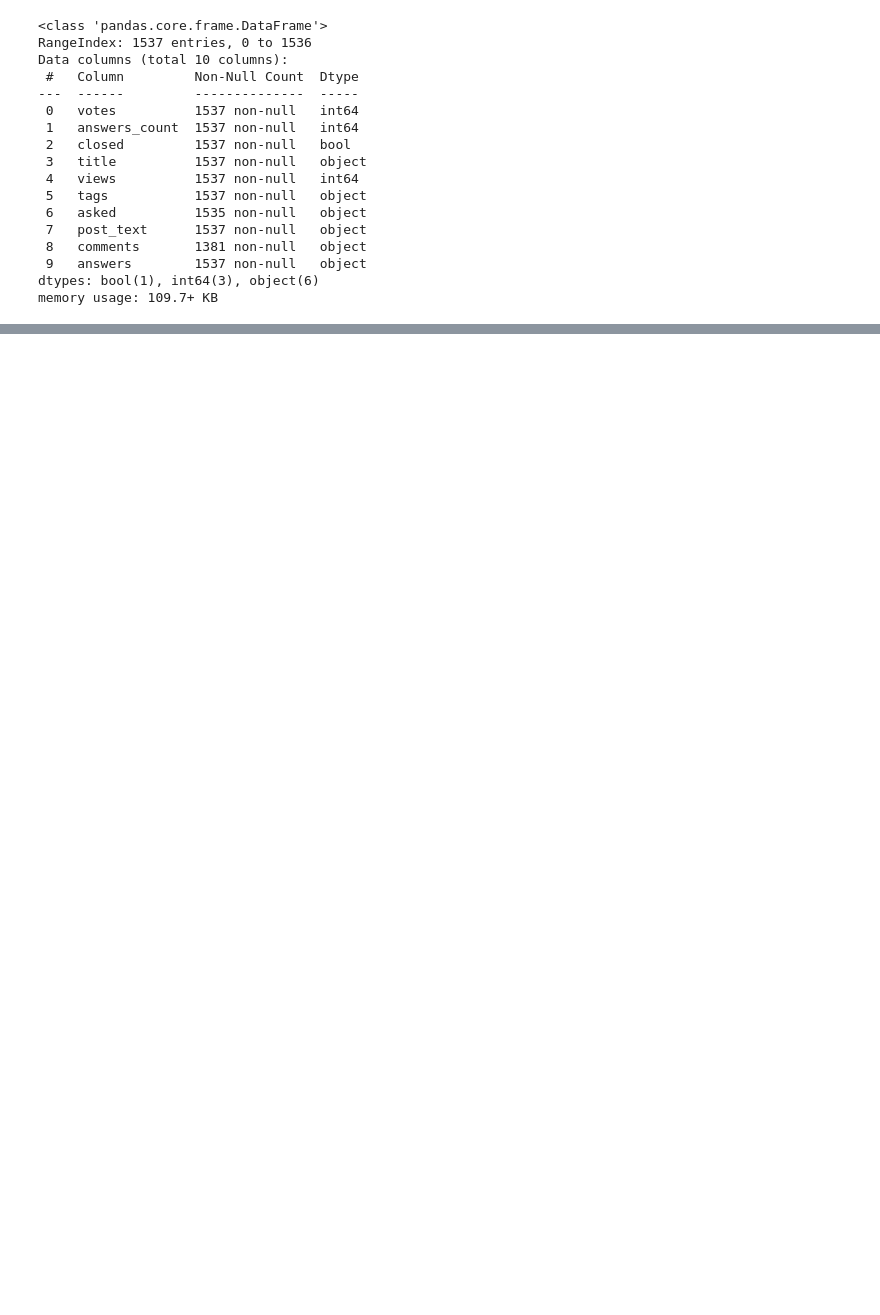
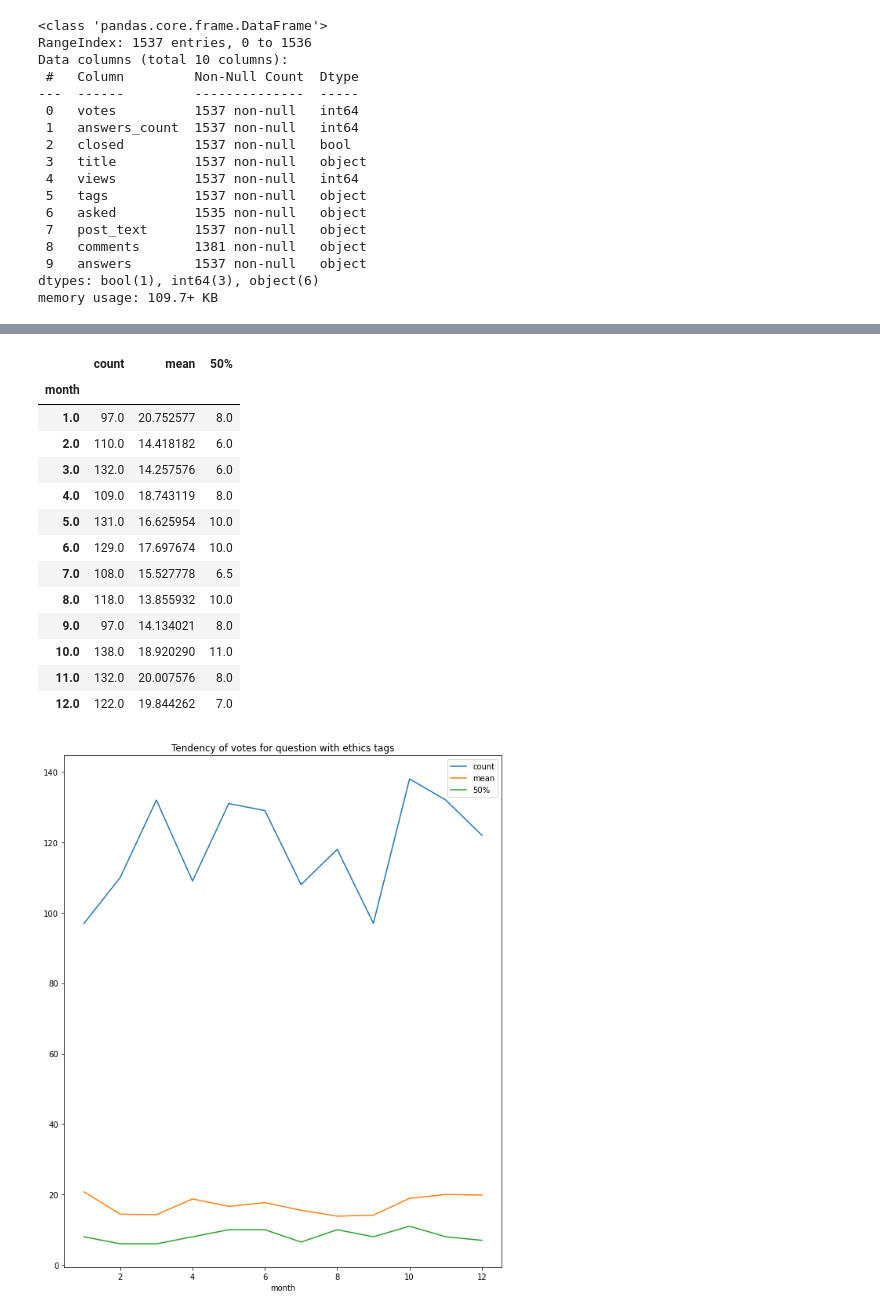
Before and after one commit to xdragolo/topicGroupsAndTimeframesIdentification, a Jupyter notebook: Data_Analysis/general_overview.ipynb, the cells around one changed output, grey strips where cells are left out. Saved outputs shown, nothing was run; the diff lists cells and outputs as text; code cells hidden in the pictures; blank space fills up the shorter version.

```diff
--- a/Data_Analysis/general_overview.ipynb
+++ b/Data_Analysis/general_overview.ipynb
@@ -36,4 +48,3 @@ AttributeError: module 'matplotlib' has no attribute 'show'
 # %%
-
-m = limited['title'].groupby([df.asked.dt.month.rename('month')]).agg(count ='count')
-m['count']/8
+limited_statistics = limited.groupby([df.asked.dt.month.rename('month')]).describe()
+limited_statistics.columns
@@ -42,0 +69,20 @@ data2020['title'].groupby([df.asked.dt.month.rename('month')]).agg(count = 'coun
+# %%
+limited_statistics['votes'][['count','mean','50%']].plot(figsize=(10,12), title='Tendency of votes for question with ethics tags')
+plt.savefig('./figures/tendency_of_votes_ethic.png', bbox_inches = 'tight')
+limited_statistics['votes'][['count','mean','50%']]
+# %% [output]
+|  | count | mean | 50% |
+| month |  |  |  |
+| 1.0 | 97.0 | 20.752577 | 8.0 |
+| 2.0 | 110.0 | 14.418182 | 6.0 |
+| 3.0 | 132.0 | 14.257576 | 6.0 |
+| 4.0 | 109.0 | 18.743119 | 8.0 |
+| 5.0 | 131.0 | 16.625954 | 10.0 |
+| 6.0 | 129.0 | 17.697674 | 10.0 |
+| 7.0 | 108.0 | 15.527778 | 6.5 |
+| 8.0 | 118.0 | 13.855932 | 10.0 |
+| 9.0 | 97.0 | 14.134021 | 8.0 |
+| 10.0 | 138.0 | 18.920290 | 11.0 |
+| 11.0 | 132.0 | 20.007576 | 8.0 |
+| 12.0 | 122.0 | 19.844262 | 7.0 |
+[figure, added]
```
Also changed, not shown: parts of 30 cells of this notebook, 7 other files.
